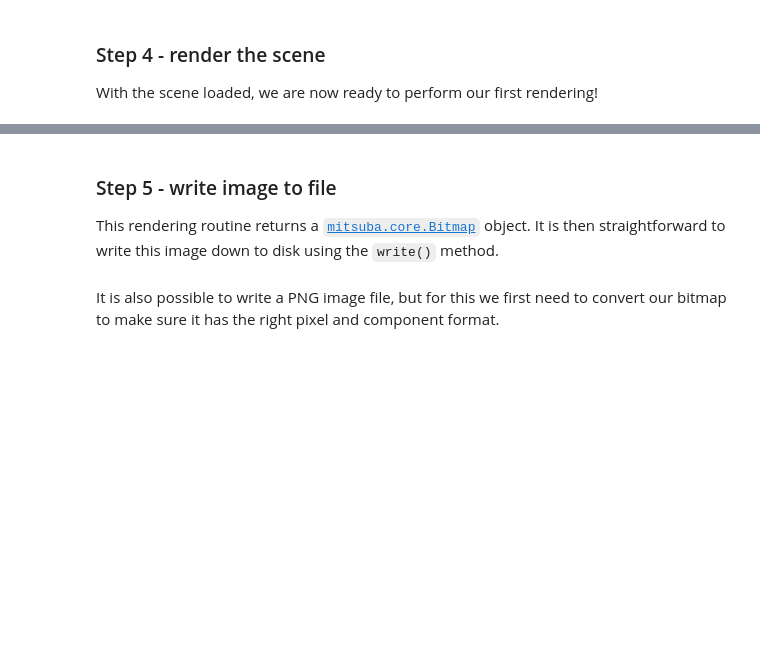
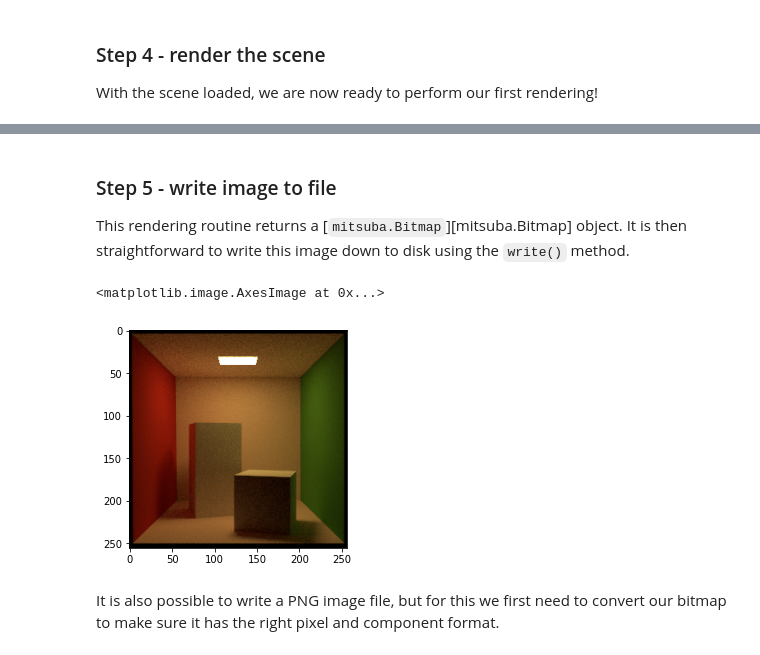
Before and after one commit to mitsuba-renderer/mitsuba-tutorials, a Jupyter notebook: basics/01_first_render.ipynb, the cells around one changed output, grey strips where cells are left out. Drawn from its saved outputs; the diff is of its cells as text; code cells hidden in the pictures; blank space fills up the shorter version.

Commit message:
Update tutorials with import mitsuba as mi

```diff
--- a/basics/01_first_render.ipynb
+++ b/basics/01_first_render.ipynb
@@ -57,7 +51,7 @@ This can be achieved using the `mitsuba.set_variant('variant_name')` routine. Fo
 
 For this tutorial, we are going to stick with the simplest of the variant: `scalar_rgb`. As the name implies, computations will be performed in a scalar-fashion (e.g. non-vectorized code running on the CPU) and the light transport simulation will operate on RGB color values. As we will see in further tutorials, switching to a different variant of the system (e.g. GPU) should be possible by simply setting a different variant name here.
 # %%
-mitsuba.set_variant('scalar_rgb')
+mi.set_variant('scalar_rgb')
 # %% [markdown]
 ### Step 3 - loading a scene from disk
 
@@ -70,6 +64,5 @@ Luckily for us, a few scenes were already provided during the installation. In o
 
 [1]: https://mitsuba2.readthedocs.io/en/latest/generated/core_api.html?highlight=load_file#mitsuba.core.load_file
 # %%
-from mitsuba.core import load_file
-scene = load_file('../scenes/cbox.xml')
+scene = mi.load_file('../scenes/cbox.xml')
 # %% [output]
@@ -81,5 +74,5 @@ scene = load_file('../scenes/cbox.xml')
 
 With the scene loaded, we are now ready to perform our first rendering!
 # %%
-image = scene.render(spp=128)
+image = mi.render(scene, spp=128)
 # %% [output]
@@ -88,12 +81,19 @@ image = scene.render(spp=128)
 # %% [markdown]
 ### Step 5 - write image to file
 
-This rendering routine returns a [<code>mitsuba.core.Bitmap</code>][mitsuba.core.Bitmap] object. It is then straightforward to write this image down to disk using the `write()` method.
+This rendering routine returns a [<code>mitsuba.Bitmap</code>][mitsuba.Bitmap] object. It is then straightforward to write this image down to disk using the `write()` method.
 
 
 [mitsuba.core.Bitmap]: https://mitsuba2.readthedocs.io/en/latest/generated/core_api.html?highlight=Bitmap#mitsuba.core.Bitmap
 # %%
-image.write('my_first_rendering.exr')
+bmp = mi.Bitmap(image)
+bmp.write('my_first_rendering.exr')
+# %%
+import matplotlib.pyplot as plt
+plt.imshow(bmp)
+# %% [output]
+<matplotlib.image.AxesImage at 0x...>
+[figure, added]
 # %% [markdown]
 It is also possible to write a PNG image file, but for this we first need to convert our bitmap to make sure it has the right pixel and component format.
 # %%
```
Also changed, not shown: parts of 8 cells of this notebook, 14 other files.
